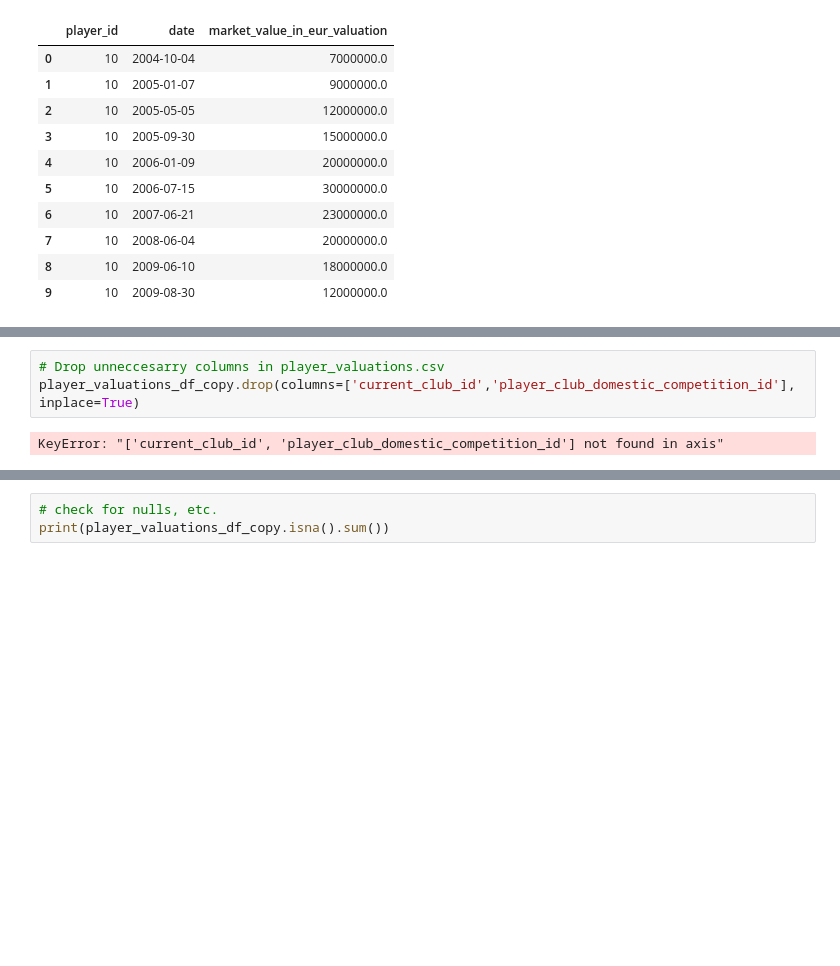
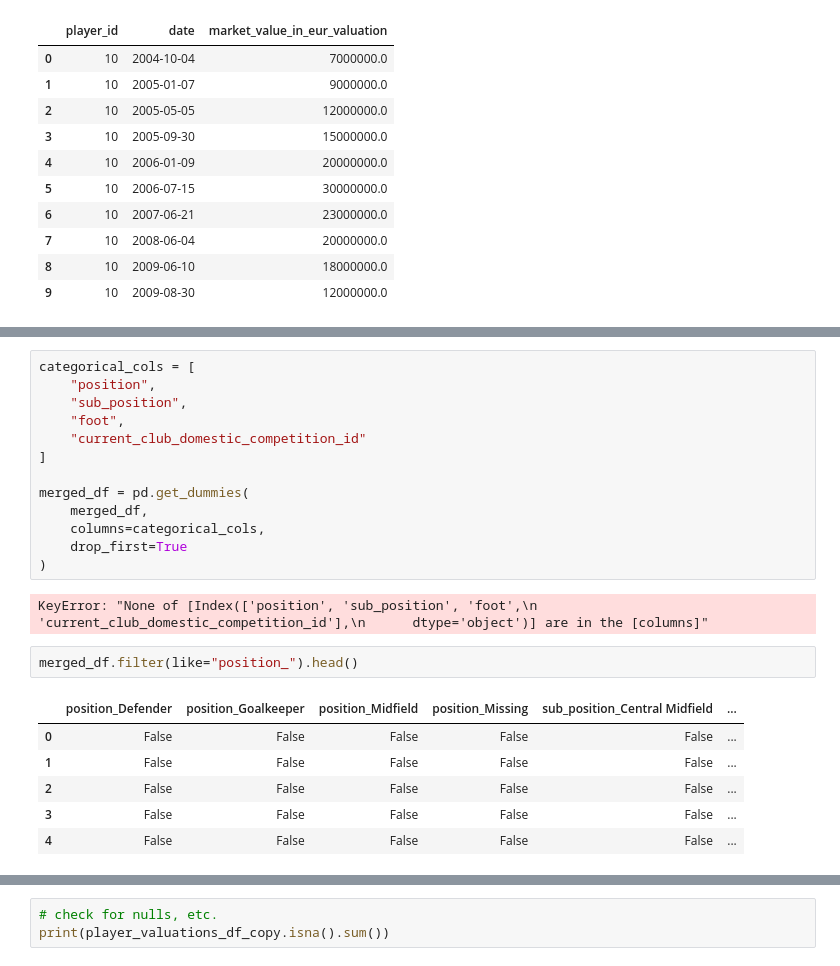
Before and after one commit to ChristianVaikona/comp352-final-project, a Jupyter notebook: Footballer_Market_Evaluation.ipynb, the cells around one changed output, grey strips where cells are left out. Drawn from its saved outputs; the diff is of its cells as text; blank space fills up the shorter version.

Commit message:
encoded categorical

```diff
--- a/Footballer_Market_Evaluation.ipynb
+++ b/Footballer_Market_Evaluation.ipynb
@@ -221,8 +234,27 @@ dtype: float64
 # %%
-# Drop unneccesarry columns in player_valuations.csv
-player_valuations_df_copy.drop(columns=['current_club_id','player_club_domestic_competition_id'], inplace=True)
+categorical_cols = [
+    "position",
+    "sub_position",
+    "foot",
+    "current_club_domestic_competition_id"
+]
+
+merged_df = pd.get_dummies(
+    merged_df,
+    columns=categorical_cols,
+    drop_first=True
+)
 # %% [output]
-KeyError: "['current_club_id', 'player_club_domestic_competition_id'] not found in axis"
+KeyError: "None of [Index(['position', 'sub_position', 'foot',\n       'current_club_domestic_competition_id'],\n      dtype='object')] are in the [columns]"
+# %%
+merged_df.filter(like="position_").head()
+# %% [output]
+|  | position_Defender | position_Goalkeeper | position_Midfield | position_Missing | sub_position_Central Midfield | ... |
+| 0 | False | False | False | False | False | ... |
+| 1 | False | False | False | False | False | ... |
+| 2 | False | False | False | False | False | ... |
+| 3 | False | False | False | False | False | ... |
+| 4 | False | False | False | False | False | ... |
 # %%
 # Drop unneccesarry columns in players.csv
 players_df_copy.drop(
```
Also changed, not shown: parts of 3 cells of this notebook.
